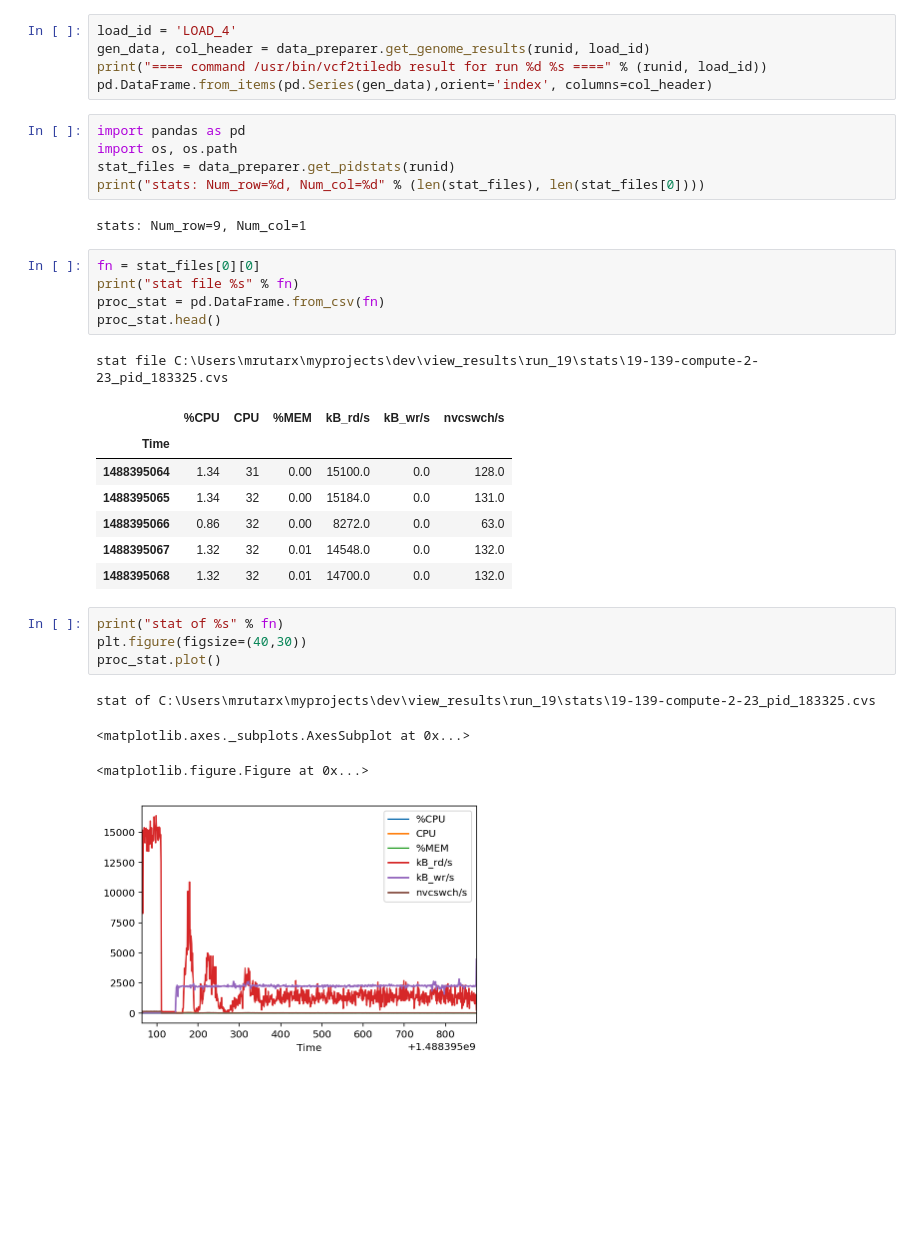
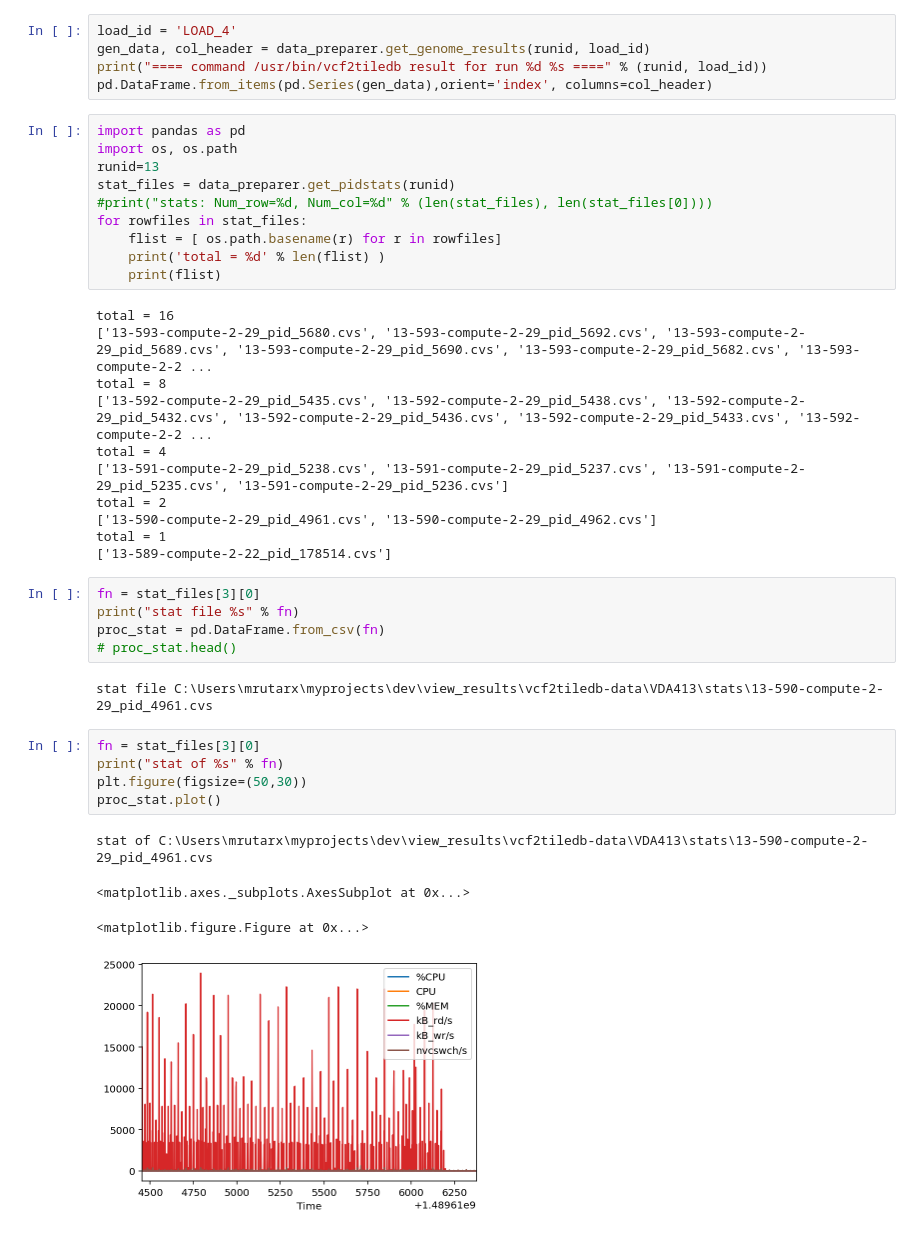
Before and after one commit to mingrutar/GenomicsLoaderConfigCreator, a Jupyter notebook: view_results/View Genomics Data Loading Results.ipynb, the cells around one changed output. Saved outputs shown, nothing was run; the diff lists cells and outputs as text; blank space fills up the shorter version.

```diff
--- a/view_results/View Genomics Data Loading Results.ipynb
+++ b/view_results/View Genomics Data Loading Results.ipynb
@@ -78,33 +72,41 @@ pd.DataFrame.from_items(pd.Series(gen_data),orient='index', columns=col_header)
 # %%
 import pandas as pd
 import os, os.path
+runid=13
 stat_files = data_preparer.get_pidstats(runid)
-print("stats: Num_row=%d, Num_col=%d" % (len(stat_files), len(stat_files[0])))
+#print("stats: Num_row=%d, Num_col=%d" % (len(stat_files), len(stat_files[0])))
+for rowfiles in stat_files:
+    flist = [ os.path.basename(r) for r in rowfiles]
+    print('total = %d' % len(flist) )
+    print(flist)
 # %% [output]
-stats: Num_row=9, Num_col=1
+total = 16
+['13-593-compute-2-29_pid_5680.cvs', '13-593-compute-2-29_pid_5692.cvs', '13-593-compute-2-29_pid_5689.cvs', '13-593-compute-2-29_pid_5690.cvs', '13-593-compute-2-29_pid_5682.cvs', '13-593-compute-2-2 ...
+total = 8
+['13-592-compute-2-29_pid_5435.cvs', '13-592-compute-2-29_pid_5438.cvs', '13-592-compute-2-29_pid_5432.cvs', '13-592-compute-2-29_pid_5436.cvs', '13-592-compute-2-29_pid_5433.cvs', '13-592-compute-2-2 ...
+total = 4
+['13-591-compute-2-29_pid_5238.cvs', '13-591-compute-2-29_pid_5237.cvs', '13-591-compute-2-29_pid_5235.cvs', '13-591-compute-2-29_pid_5236.cvs']
+total = 2
+['13-590-compute-2-29_pid_4961.cvs', '13-590-compute-2-29_pid_4962.cvs']
+total = 1
+['13-589-compute-2-22_pid_178514.cvs']
 # %%
-fn = stat_files[0][0]
+fn = stat_files[3][0]
 print("stat file %s" % fn)
 proc_stat = pd.DataFrame.from_csv(fn)
-proc_stat.head()
+# proc_stat.head()
 # %% [output]
-stat file C:\Users\mrutarx\myprojects\dev\view_results\run_19\stats\19-139-compute-2-23_pid_183325.cvs
+stat file C:\Users\mrutarx\myprojects\dev\view_results\vcf2tiledb-data\VDA413\stats\13-590-compute-2-29_pid_4961.cvs
-|  | %CPU | CPU | %MEM | kB_rd/s | kB_wr/s | nvcswch/s |
-| Time |  |  |  |  |  |  |
-| 1488395064 | 1.34 | 31 | 0.00 | 15100.0 | 0.0 | 128.0 |
-| 1488395065 | 1.34 | 32 | 0.00 | 15184.0 | 0.0 | 131.0 |
-| 1488395066 | 0.86 | 32 | 0.00 | 8272.0 | 0.0 | 63.0 |
-| 1488395067 | 1.32 | 32 | 0.01 | 14548.0 | 0.0 | 132.0 |
-| 1488395068 | 1.32 | 32 | 0.01 | 14700.0 | 0.0 | 132.0 |
 # %%
+fn = stat_files[3][0]
 print("stat of %s" % fn)
-plt.figure(figsize=(40,30))
+plt.figure(figsize=(50,30))
 proc_stat.plot()
 # %% [output]
-stat of C:\Users\mrutarx\myprojects\dev\view_results\run_19\stats\19-139-compute-2-23_pid_183325.cvs
+stat of C:\Users\mrutarx\myprojects\dev\view_results\vcf2tiledb-data\VDA413\stats\13-590-compute-2-29_pid_4961.cvs
 <matplotlib.axes._subplots.AxesSubplot at 0x...>
 <matplotlib.figure.Figure at 0x...>
-[figure, old version]
+[figure, new version]
 # %%
 fn = stat_files[1][0]
 print("stat of %s" % fn)
```
Also changed, not shown: parts of 6 cells of this notebook, 1 other file.
